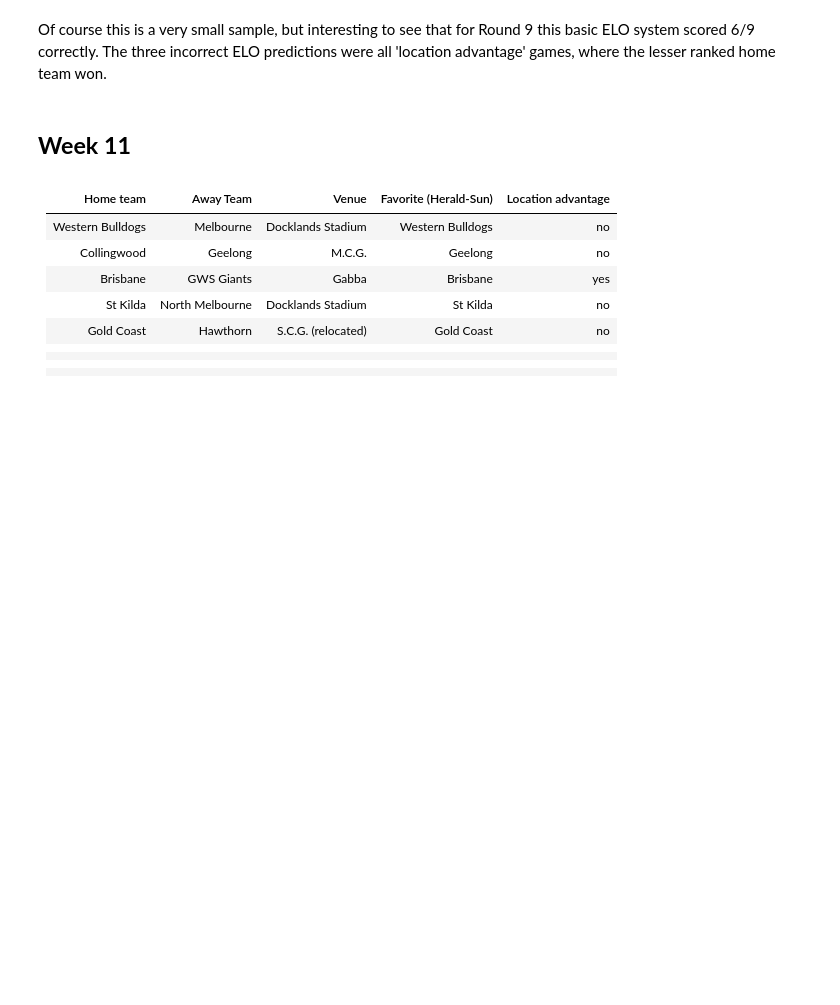
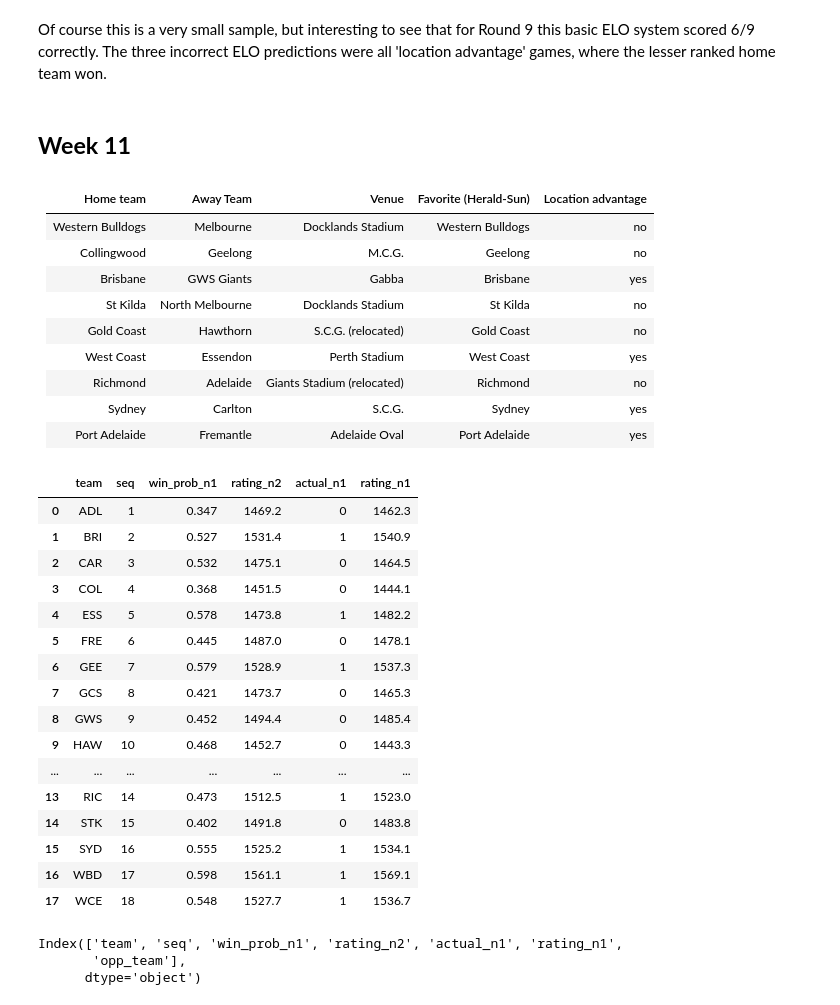
Before and after one commit to stevegabriel1/afl_elo_ratings, a Jupyter notebook: basic_version_20210528.ipynb, the cells around one changed output. Cells and saved outputs as stored; diff of their text form; code cells hidden in the pictures; blank space fills up the shorter version.

```diff
--- a/basic_version_20210528.ipynb
+++ b/basic_version_20210528.ipynb
@@ -1426,7 +1426,46 @@ Of course this is a very small sample, but interesting to see that for Round 9 t
 |Brisbane|GWS Giants|Gabba|Brisbane|yes|
 |St Kilda|North Melbourne|Docklands Stadium|St Kilda|no|
 |Gold Coast|Hawthorn|S.C.G. (relocated)| Gold Coast|no|
-||||||
-||||||
-||||||
-||||||
+|West Coast|Essendon|Perth Stadium|West Coast|yes|
+|Richmond|Adelaide|Giants Stadium (relocated)|Richmond|no|
+|Sydney|Carlton|S.C.G.|Sydney|yes|
+|Port Adelaide|Fremantle|Adelaide Oval|Port Adelaide|yes|
+# %%
+## Need rating W10 (rating_n1 from joined) and win_prob W10 (win_prob from joined)
+rframe = joined[['team','seq','win_prob','rating_n1']]
+# %%
+# Add the actuals (results from R10):
+rframe['actual_n1'] = quick_results_check['actual']
+# %%
+# Update column names for current week
+rframe.columns = ['team','seq','win_prob_n1','rating_n2','actual_n1']
+# Generate new ratings
+rframe['rating_n1'] = round(rframe['rating_n2'] + (20*(rframe['actual_n1'] - rframe['win_prob_n1'])),ndigits = 1)
+rframe
+# %% [output]
+|  | team | seq | win_prob_n1 | rating_n2 | actual_n1 | rating_n1 |
+| 0 | ADL | 1 | 0.347 | 1469.2 | 0 | 1462.3 |
+| 1 | BRI | 2 | 0.527 | 1531.4 | 1 | 1540.9 |
+| 2 | CAR | 3 | 0.532 | 1475.1 | 0 | 1464.5 |
+| 3 | COL | 4 | 0.368 | 1451.5 | 0 | 1444.1 |
+| 4 | ESS | 5 | 0.578 | 1473.8 | 1 | 1482.2 |
+| 5 | FRE | 6 | 0.445 | 1487.0 | 0 | 1478.1 |
+| 6 | GEE | 7 | 0.579 | 1528.9 | 1 | 1537.3 |
+| 7 | GCS | 8 | 0.421 | 1473.7 | 0 | 1465.3 |
+| 8 | GWS | 9 | 0.452 | 1494.4 | 0 | 1485.4 |
+| 9 | HAW | 10 | 0.468 | 1452.7 | 0 | 1443.3 |
+| ... | ... | ... | ... | ... | ... | ... |
+| 13 | RIC | 14 | 0.473 | 1512.5 | 1 | 1523.0 |
+| 14 | STK | 15 | 0.402 | 1491.8 | 0 | 1483.8 |
+| 15 | SYD | 16 | 0.555 | 1525.2 | 1 | 1534.1 |
+| 16 | WBD | 17 | 0.598 | 1561.1 | 1 | 1569.1 |
+| 17 | WCE | 18 | 0.548 | 1527.7 | 1 | 1536.7 |
+# %%
+contests = rframe
+# Create opposition team rating column for R9:
+contests['opp_team'] = ['RIC','GWS','SYD','GEE','WCE','PAD','COL','HAW','BRI','GCS','WBD','STK','FRE','ADL','NME','CAR','MEL','ESS']
+contests.columns
+# %% [output]
+Index(['team', 'seq', 'win_prob_n1', 'rating_n2', 'actual_n1', 'rating_n1',
+       'opp_team'],
+      dtype='object')
```
